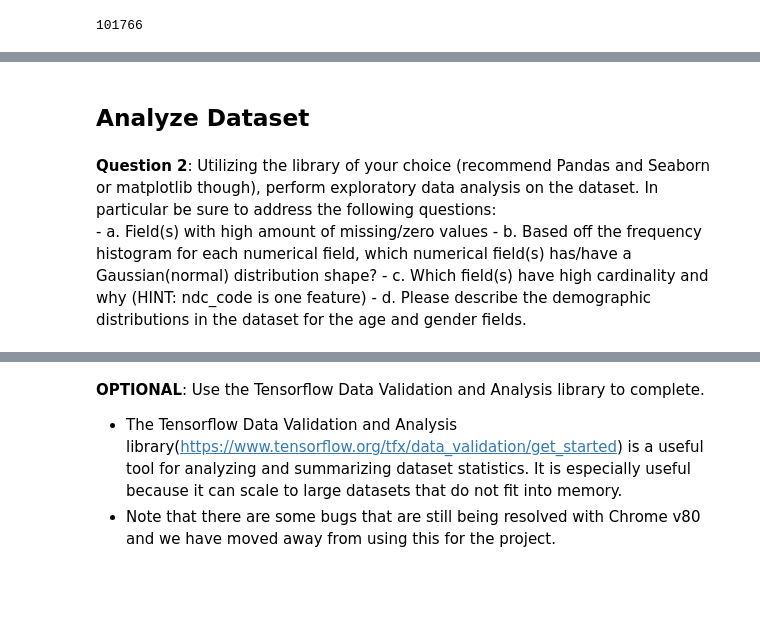
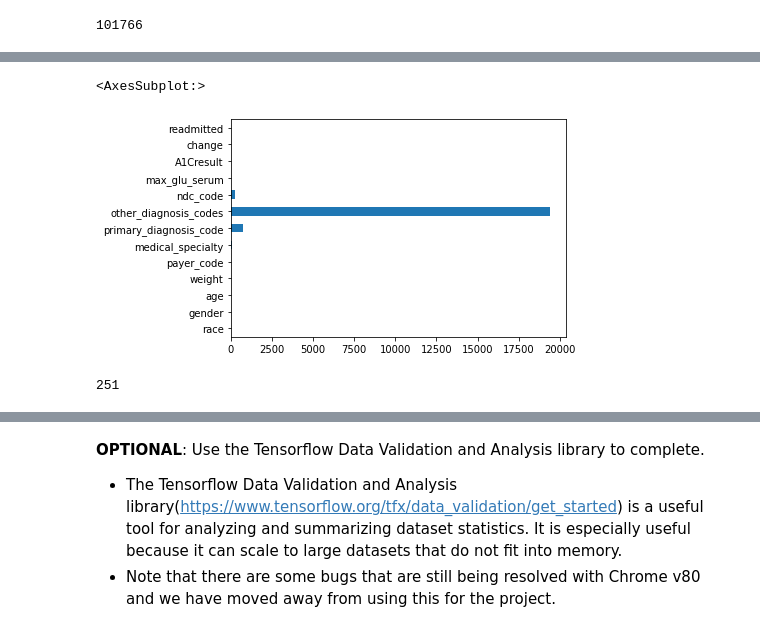
Before and after one commit to G94/ai_for_healthcare, a Jupyter notebook: patient_selection/starter_code/student_project.ipynb, the cells around one changed output, grey strips where cells are left out. Saved outputs shown, nothing was run; the diff lists cells and outputs as text; code cells hidden in the pictures; blank space fills up the shorter version.

```diff
--- a/patient_selection/starter_code/student_project.ipynb
+++ b/patient_selection/starter_code/student_project.ipynb
@@ -143,8 +191,9 @@ df[df.encounter_id == 63415968].drop_duplicates()
-# %% [markdown]
-## Analyze Dataset
-# %% [markdown]
-**Question 2**: Utilizing the library of your choice (recommend Pandas and Seaborn or matplotlib though), perform exploratory data analysis on the dataset. In particular be sure to address the following questions:
-    - a. Field(s) with high amount of missing/zero values
-    - b. Based off the frequency histogram for each numerical field, which numerical field(s) has/have a Gaussian(normal) distribution shape?
-    - c. Which field(s) have high cardinality and why (HINT: ndc_code is one feature)
-    - d. Please describe the demographic distributions in the dataset for the age and gender fields.
+# %%
+df.select_dtypes(include = "object").nunique().plot(kind = "barh")
+# %% [output]
+<AxesSubplot:>
+[figure, added]
+# %%
+df.ndc_code.nunique()
+# %% [output]
+251
```
Also changed, not shown: parts of 22 cells of this notebook.
